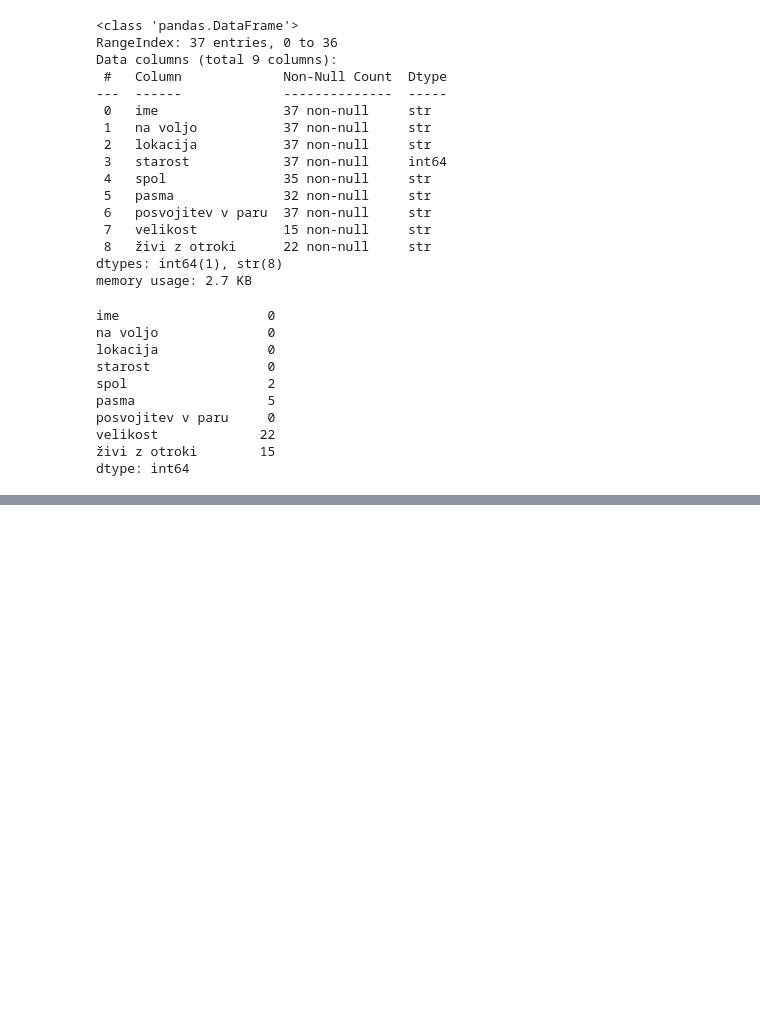
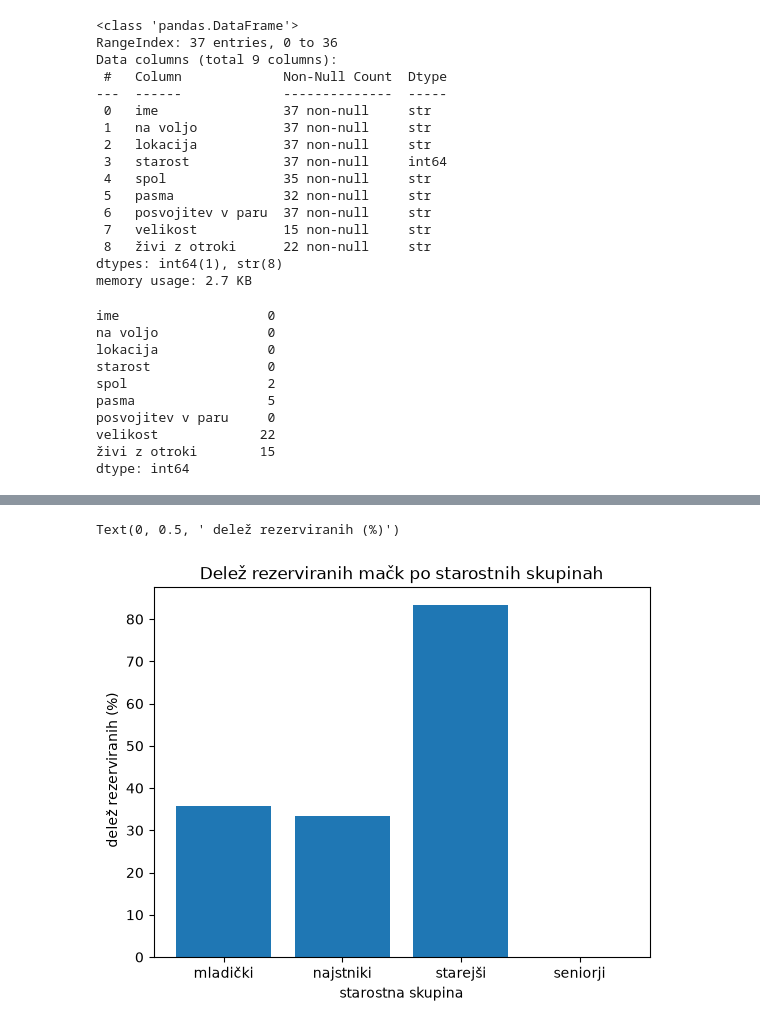
Before and after one commit to LGBronic/UVP, a Jupyter notebook: analiza.ipynb, the cells around one changed output, grey strips where cells are left out. Cells and saved outputs as stored; diff of their text form; code cells hidden in the pictures; blank space fills up the shorter version.

```diff
--- a/analiza.ipynb
+++ b/analiza.ipynb
@@ -63,0 +192,8 @@ df.sort_values(by="starost", ascending= False).head(10)
+# %%
+plt.bar(starostne_skupine, [delez_mladickov, delez_najstnikov, delez_starejsih, delez_seniorjev])
+plt.title("Delež rezerviranih mačk po starostnih skupinah")
+plt.xlabel("starostna skupina")
+plt.ylabel(" delež rezerviranih (%)")
+# %% [output]
+Text(0, 0.5, ' delež rezerviranih (%)')
+[figure, added]
```
Also changed, not shown: parts of 62 cells of this notebook.
